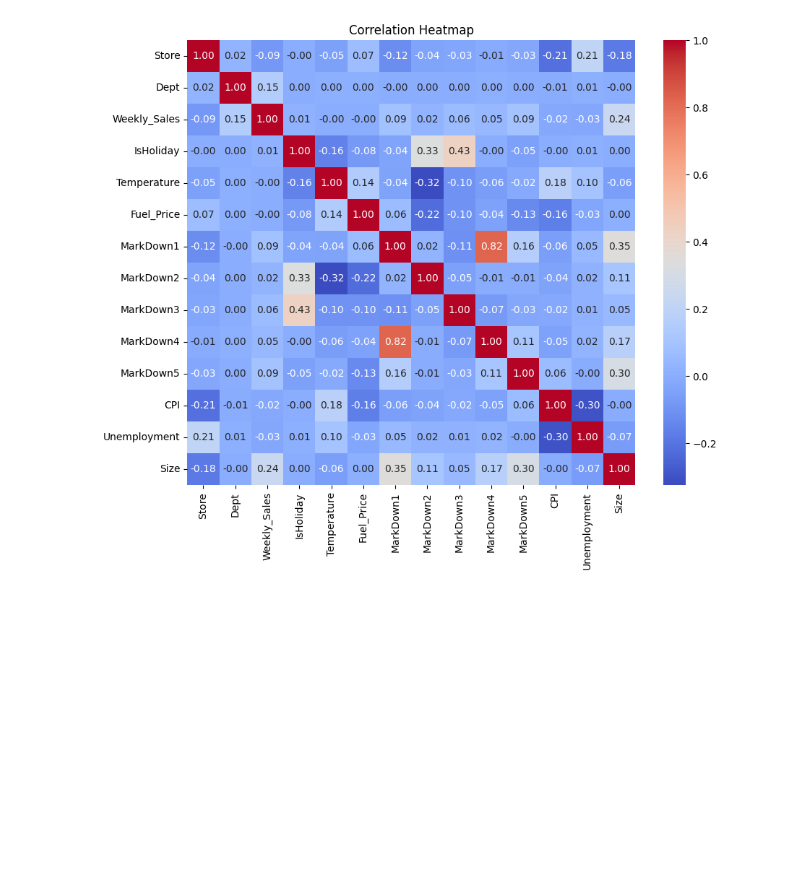
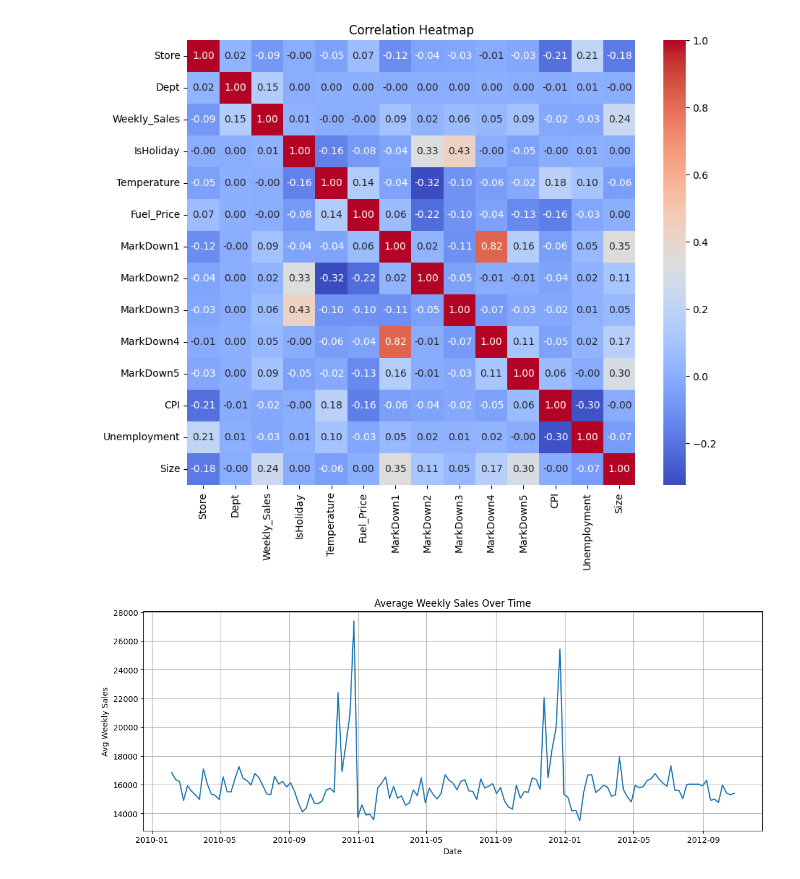
Before and after one commit to gkuch22/ml-final, a Jupyter notebook: final_model_experiment_xgboost.ipynb, the cells around one changed output. Drawn from its saved outputs; the diff is of its cells as text; code cells hidden in the pictures; blank space fills up the shorter version.

```diff
--- a/final_model_experiment_xgboost.ipynb
+++ b/final_model_experiment_xgboost.ipynb
@@ -196,3 +185,15 @@ plt.title("Correlation Heatmap")
 plt.show()
 # %% [output]
 [figure]
+# %%
+weekly_trend = merged_df.groupby('Date')['Weekly_Sales'].mean().reset_index()
+
+plt.figure(figsize=(14, 5))
+plt.plot(weekly_trend['Date'], weekly_trend['Weekly_Sales'])
+plt.title("Average Weekly Sales Over Time")
+plt.xlabel("Date")
+plt.ylabel("Avg Weekly Sales")
+plt.grid(True)
+plt.show()
+# %% [output]
+[figure, added]
```
Also changed, not shown: parts of 33 cells of this notebook.
